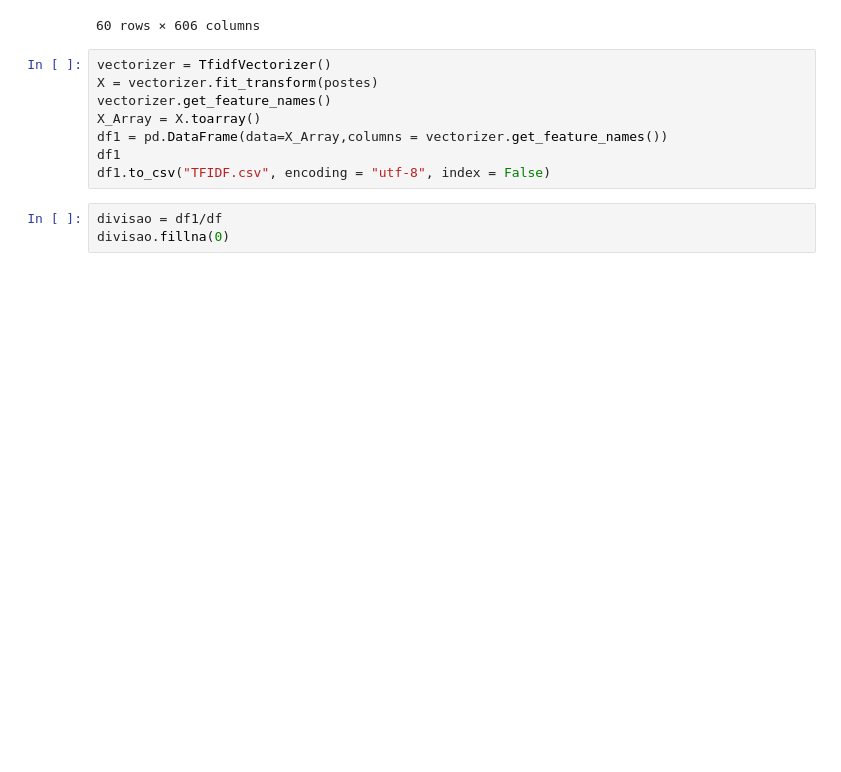
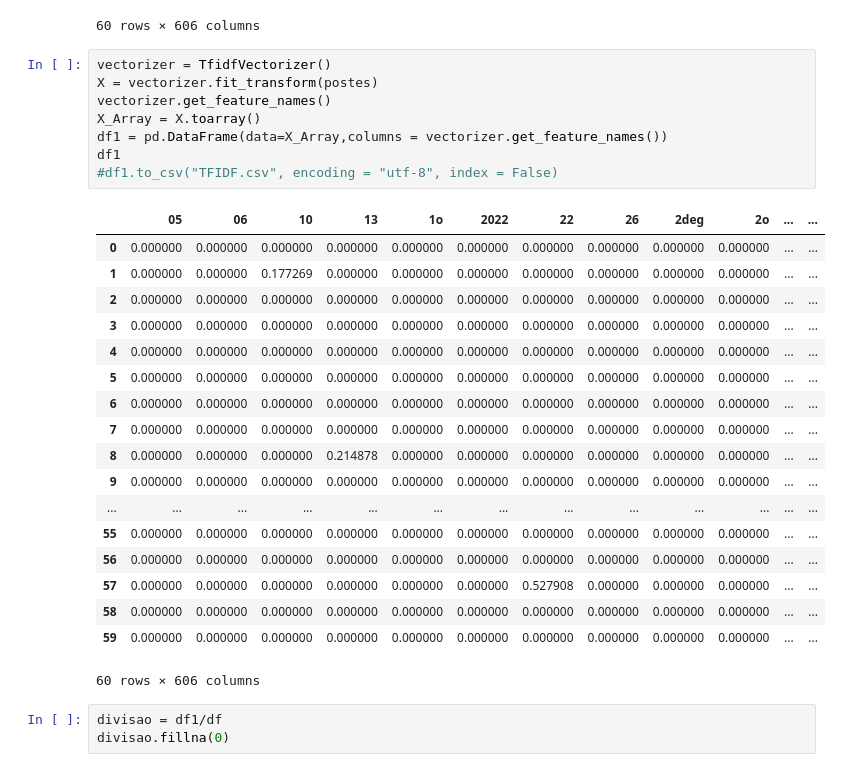
Before and after one commit to NickMC88/Projeto-Integrador-IV, a Jupyter notebook: ProjetoIntegradorIVAtual.ipynb, the cells around one changed output. Saved outputs shown, nothing was run; the diff lists cells and outputs as text; blank space fills up the shorter version.

```diff
--- a/ProjetoIntegradorIVAtual.ipynb
+++ b/ProjetoIntegradorIVAtual.ipynb
@@ -91,11 +92,30 @@ df
 # %%
 vectorizer = TfidfVectorizer()
 X = vectorizer.fit_transform(postes)
 vectorizer.get_feature_names()
 X_Array = X.toarray()
 df1 = pd.DataFrame(data=X_Array,columns = vectorizer.get_feature_names())
 df1
-df1.to_csv("TFIDF.csv", encoding = "utf-8", index = False)
+#df1.to_csv("TFIDF.csv", encoding = "utf-8", index = False)
+# %% [output]
+|  | 05 | 06 | 10 | 13 | 1o | 2022 | 22 | 26 | 2deg | 2o | ... | ... |
+| 0 | 0.000000 | 0.000000 | 0.000000 | 0.000000 | 0.000000 | 0.000000 | 0.000000 | 0.000000 | 0.000000 | 0.000000 | ... | ... |
+| 1 | 0.000000 | 0.000000 | 0.177269 | 0.000000 | 0.000000 | 0.000000 | 0.000000 | 0.000000 | 0.000000 | 0.000000 | ... | ... |
+| 2 | 0.000000 | 0.000000 | 0.000000 | 0.000000 | 0.000000 | 0.000000 | 0.000000 | 0.000000 | 0.000000 | 0.000000 | ... | ... |
+| 3 | 0.000000 | 0.000000 | 0.000000 | 0.000000 | 0.000000 | 0.000000 | 0.000000 | 0.000000 | 0.000000 | 0.000000 | ... | ... |
+| 4 | 0.000000 | 0.000000 | 0.000000 | 0.000000 | 0.000000 | 0.000000 | 0.000000 | 0.000000 | 0.000000 | 0.000000 | ... | ... |
+| 5 | 0.000000 | 0.000000 | 0.000000 | 0.000000 | 0.000000 | 0.000000 | 0.000000 | 0.000000 | 0.000000 | 0.000000 | ... | ... |
+| 6 | 0.000000 | 0.000000 | 0.000000 | 0.000000 | 0.000000 | 0.000000 | 0.000000 | 0.000000 | 0.000000 | 0.000000 | ... | ... |
+| 7 | 0.000000 | 0.000000 | 0.000000 | 0.000000 | 0.000000 | 0.000000 | 0.000000 | 0.000000 | 0.000000 | 0.000000 | ... | ... |
+| 8 | 0.000000 | 0.000000 | 0.000000 | 0.214878 | 0.000000 | 0.000000 | 0.000000 | 0.000000 | 0.000000 | 0.000000 | ... | ... |
+| 9 | 0.000000 | 0.000000 | 0.000000 | 0.000000 | 0.000000 | 0.000000 | 0.000000 | 0.000000 | 0.000000 | 0.000000 | ... | ... |
+| ... | ... | ... | ... | ... | ... | ... | ... | ... | ... | ... | ... | ... |
+| 55 | 0.000000 | 0.000000 | 0.000000 | 0.000000 | 0.000000 | 0.000000 | 0.000000 | 0.000000 | 0.000000 | 0.000000 | ... | ... |
+| 56 | 0.000000 | 0.000000 | 0.000000 | 0.000000 | 0.000000 | 0.000000 | 0.000000 | 0.000000 | 0.000000 | 0.000000 | ... | ... |
+| 57 | 0.000000 | 0.000000 | 0.000000 | 0.000000 | 0.000000 | 0.000000 | 0.527908 | 0.000000 | 0.000000 | 0.000000 | ... | ... |
+| 58 | 0.000000 | 0.000000 | 0.000000 | 0.000000 | 0.000000 | 0.000000 | 0.000000 | 0.000000 | 0.000000 | 0.000000 | ... | ... |
+| 59 | 0.000000 | 0.000000 | 0.000000 | 0.000000 | 0.000000 | 0.000000 | 0.000000 | 0.000000 | 0.000000 | 0.000000 | ... | ... |
+60 rows × 606 columns
 # %%
 divisao = df1/df
 divisao.fillna(0)
```
Also changed, not shown: parts of 9 cells of this notebook.
